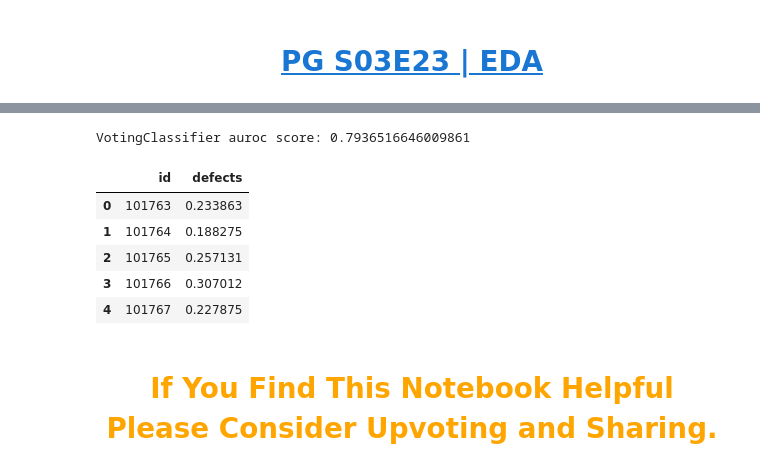
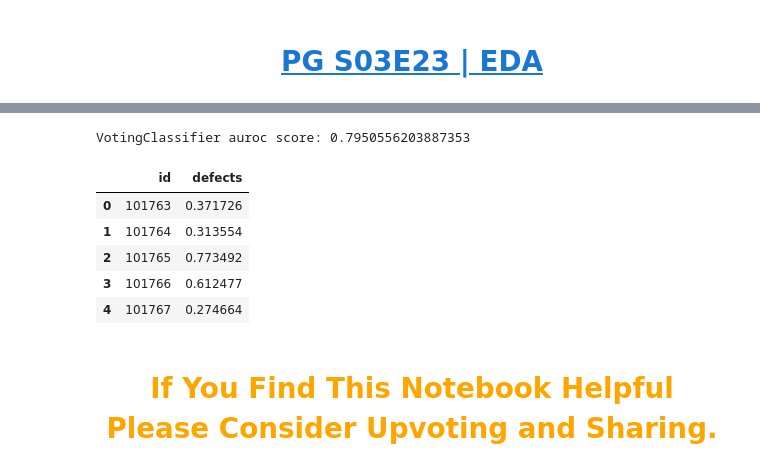
Before and after one commit to Abdulrahman-Adel/Kaggle-Adventures, a Jupyter notebook: pg-s03e23-quick-and-dirty-implementation.ipynb, the cells around one changed output, grey strips where cells are left out. Cells and saved outputs as stored; diff of their text form; code cells hidden in the pictures.

```diff
--- a/pg-s03e23-quick-and-dirty-implementation.ipynb
+++ b/pg-s03e23-quick-and-dirty-implementation.ipynb
@@ -142,10 +226,0 @@ results = experiment(x_new, y, "log1p")
-# %%
-pt = PowerTransformer()
-
-df = pd.concat([x.copy(), ts], axis = 0).reset_index(drop = True)
-df = pd.DataFrame(pt.fit_transform(df), columns=df.columns)
-
-x_new = df.iloc[:len(x)]
-ts = df.iloc[len(x):]
-
-results = experiment(x_new, y, "yeo-johnson")
@@ -157,7 +230,7 @@ under = RandomUnderSampler(sampling_strategy=0.5, random_state=SEED)
 steps = [("o", over), ("u", under)]
 pipeline = Pipeline(steps=steps)
 
-os_x, os_y = pipeline.fit_resample(x_new, y)
+os_X, os_y = pipeline.fit_resample(X_new, y)
 
-results = experiment(os_x, os_y, "yeo-johnson + SMOTE")
+score_list, oof_list = experiment(os_X, os_y, "log1p + SMOTE")
 # %% [output]
@@ -164,0 +238,4 @@ results = experiment(os_x, os_y, "yeo-johnson + SMOTE")
+# %%
+weights = RidgeClassifier(random_state = SEED).fit(oof_list, os_y).coef_[0]
+
+pd.DataFrame(weights, index = list(oof_list), columns = ['weight per model'])
@@ -166,27 +252,27 @@ results = experiment(os_x, os_y, "yeo-johnson + SMOTE")
 eclf = VotingClassifier(
     estimators=tmp_estimators,
     voting="soft",
-    weights=results,
+    weights=weights,
 )
 
-kf = RepeatedStratifiedKFold(n_splits=10, n_repeats=3, random_state=SEED)
-scores = cross_val_score(eclf, os_x, os_y, scoring="roc_auc", cv=kf, n_jobs=-1)
+
+scores = cross_val_score(eclf, os_X, os_y, scoring="roc_auc", cv=kf, n_jobs=-1)
 print(f"{eclf.__class__.__name__} auroc score: {scores.mean()}")
 # %% [output]
-VotingClassifier auroc score: 0.7936516646009861
+VotingClassifier auroc score: 0.7950556203887353
 # %%
-eclf.fit(os_x, os_y)
+eclf.fit(os_X, os_y)
 submission = pd.DataFrame(
     {"id": test_ids, "defects": pd.Series(eclf.predict_proba(ts)[:, 1])}
 )
 submission.head()
 # %% [output]
 |  | id | defects |
-| 0 | 101763 | 0.233863 |
-| 1 | 101764 | 0.188275 |
-| 2 | 101765 | 0.257131 |
-| 3 | 101766 | 0.307012 |
-| 4 | 101767 | 0.227875 |
+| 0 | 101763 | 0.371726 |
+| 1 | 101764 | 0.313554 |
+| 2 | 101765 | 0.773492 |
+| 3 | 101766 | 0.612477 |
+| 4 | 101767 | 0.274664 |
 # %%
 submission.to_csv("submission.csv", index=False)
 # %% [markdown]
```
Also changed, not shown: parts of 14 cells of this notebook.
